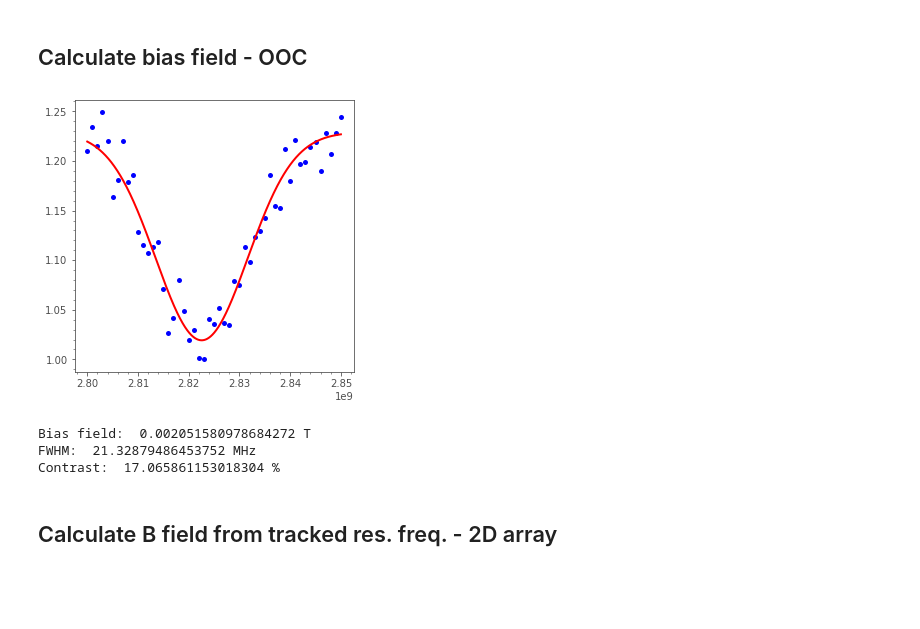
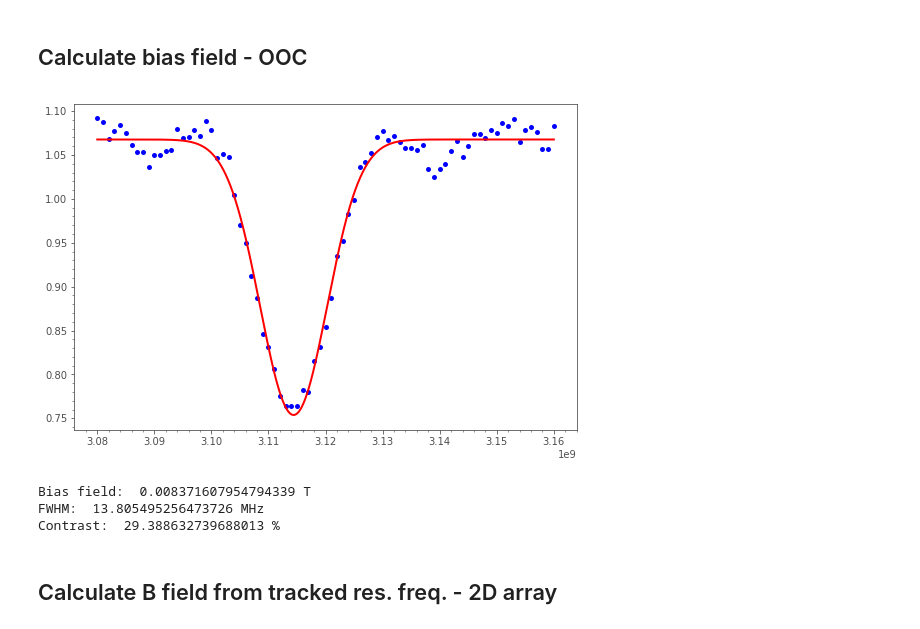
Before and after one commit to sriharijayaram5/qudi, a Jupyter notebook: notebooks/Measurement_Control/Data analysis/Tracking mode data analysis - correct bias field and save.ipynb, the cells around one changed output. Saved outputs shown, nothing was run; the diff lists cells and outputs as text; code cells hidden in the pictures; blank space fills up the shorter version.

```diff
--- a/notebooks/Measurement_Control/Data analysis/Tracking mode data analysis - correct bias field and save.ipynb
+++ b/notebooks/Measurement_Control/Data analysis/Tracking mode data analysis - correct bias field and save.ipynb
@@ -98,8 +96,8 @@ with open(filepath+'pulsed_array_raw.pickle', 'rb') as f:
 # %%
 #Analyse bias field
 #Gathering data from dictonary
-directory = 'G:\\Data\\Qudi_Data\\2024\\11\\20241119\\PODMR\\'
-podrm_path = directory + '20241119-1310-36_A-H12-13_EuFeAs_19K_5mT_OOP_OOC_ODMR_data_ch0_range0'+'.dat'
+directory = r'D:\Data\RT_AFM_Data\2024\12\20241213\PODMR/'
+podrm_path = directory + '20241213-2225-18_A-P16-24_CPW_RT_mag_4mm_OOC_test_ODMR_data_ch0_range0'+'.dat'
 data_raw = np.loadtxt(podrm_path).T
 var_list,data = (data_raw[0],data_raw[1])
 
@@ -109,7 +107,7 @@ zero_field = 2.88e9 #in Hz, watch the Temperature
 
 mode = 'gaussian_dip'
 gslac = False
-left = True
+left = False
 
 fwhm_bias = 0
 contrast_bias = 0
@@ -131,37 +129,37 @@ elif mode == 'N14':
 elif mode == 'gaussian_dip':
     fit = afm_scanner_logic._fitlogic.make_gaussian_fit(var_list,data,estimator=afm_scanner_logic._fitlogic.estimate_gaussian_dip)
     lm,_ = fitlogic.make_gaussian_model()
     fwhm_bias = fit.params['fwhm'].value*1e-6 #FWHM in MHz
     contrast_bias = fit.params['contrast'].value*-1
 
 else:
     fit = afm_scanner_logic._fitlogic.make_lorentzian_fit(var_list,data,estimator=afm_scanner_logic._fitlogic.estimate_lorentzian_dip)
     lm,_ = fitlogic.make_lorentzian_model()
 
 # print(fit.fit_report())
 bias_res_freq = fit.params['center'].value
 
 if gslac == True and left == True:
     b_field_bias = np.sqrt(abs(bias_res_freq + zero_field)**2 - e_field**2) / gyro_nv
 else:
     b_field_bias = np.sqrt(abs(bias_res_freq - zero_field)**2 - e_field**2) / gyro_nv
 
 #Plot Data an
 plt.plot(var_list,data,'bo')
 
 x = np.linspace(var_list[0],var_list[-1],10000, endpoint=True)
 plt.plot(x, lm.eval(fit.params, x=x),'r-')
 
 plt.show()
 
 print('Bias field: ',b_field_bias,'T')
 print("FWHM: ",fwhm_bias,'MHz')
 print("Contrast: ",contrast_bias,'%')
 # %% [output]
-[figure, old version]
+[figure, new version]
-Bias field:  0.002051580978684272 T
-FWHM:  21.32879486453752 MHz
-Contrast:  17.065861153018304 %
+Bias field:  0.008371607954794339 T
+FWHM:  13.805495256473726 MHz
+Contrast:  29.388632739688013 %
 # %% [markdown]
 ## Calculate B field from tracked res. freq. - 2D array
 # %%
```
Also changed, not shown: parts of 5 cells of this notebook, 7 other files.
